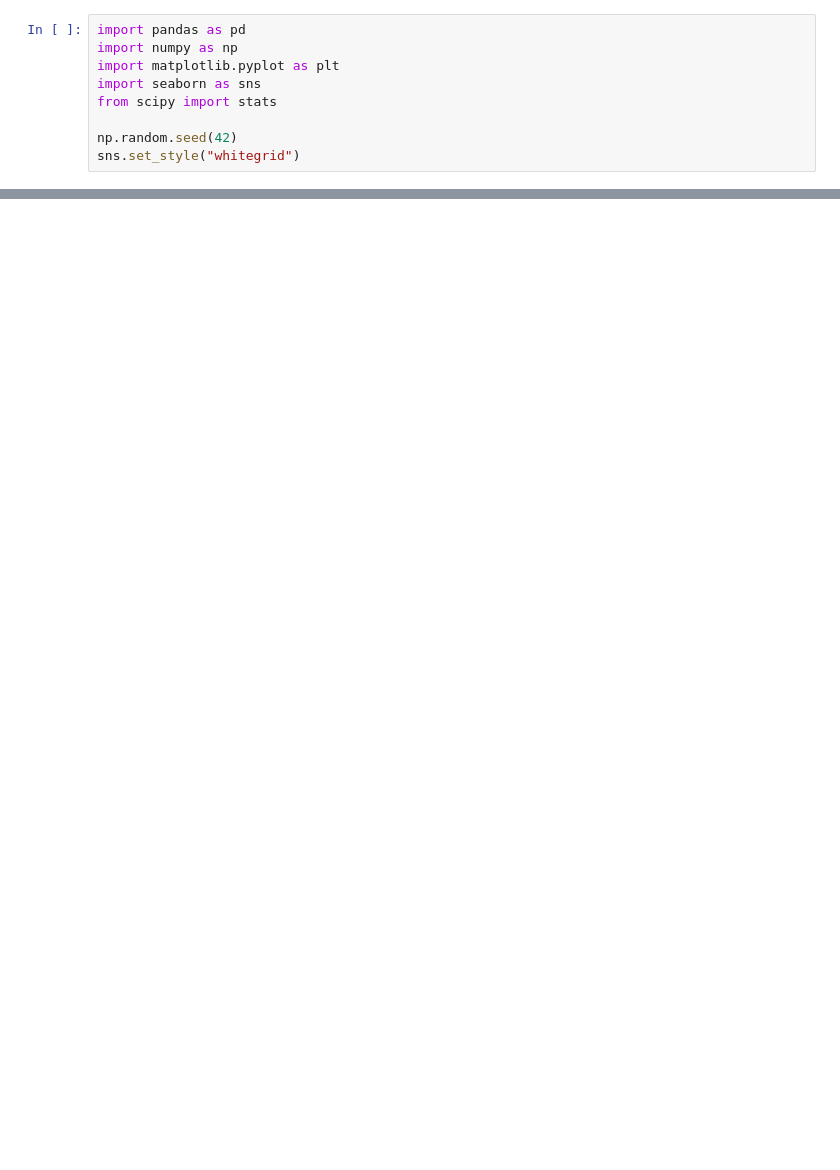
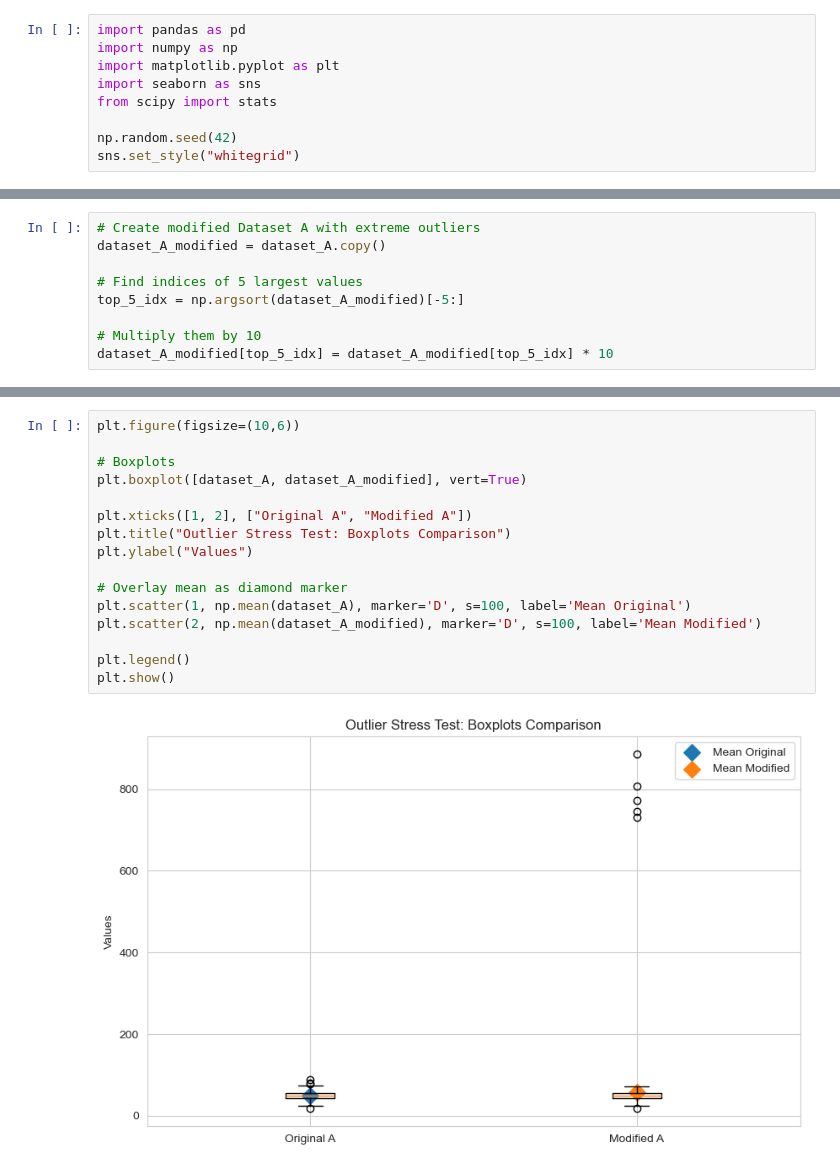
Before and after one commit to ElvinNasirov/m3-01-lab-eda-toolkit-summary-pitfalls, a Jupyter notebook: m3-01-eda-toolkit-summary-pitfalls.ipynb, the cells around one changed output, grey strips where cells are left out. Cells and saved outputs as stored; diff of their text form; blank space fills up the shorter version.

```diff
--- a/m3-01-eda-toolkit-summary-pitfalls.ipynb
+++ b/m3-01-eda-toolkit-summary-pitfalls.ipynb
@@ -183,0 +122,9 @@ plt.show()
+# %%
+# Create modified Dataset A with extreme outliers
+dataset_A_modified = dataset_A.copy()
+
+# Find indices of 5 largest values
+top_5_idx = np.argsort(dataset_A_modified)[-5:]
+
+# Multiply them by 10
+dataset_A_modified[top_5_idx] = dataset_A_modified[top_5_idx] * 10
@@ -184 +142,19 @@ plt.show()
+# %%
+plt.figure(figsize=(10,6))
+
+# Boxplots
+plt.boxplot([dataset_A, dataset_A_modified], vert=True)
+
+plt.xticks([1, 2], ["Original A", "Modified A"])
+plt.title("Outlier Stress Test: Boxplots Comparison")
+plt.ylabel("Values")
+
+# Overlay mean as diamond marker
+plt.scatter(1, np.mean(dataset_A), marker='D', s=100, label='Mean Original')
+plt.scatter(2, np.mean(dataset_A_modified), marker='D', s=100, label='Mean Modified')
+
+plt.legend()
+plt.show()
+# %% [output]
+[figure, added]
 # %% [markdown]
```
Also changed, not shown: parts of 11 cells of this notebook.
